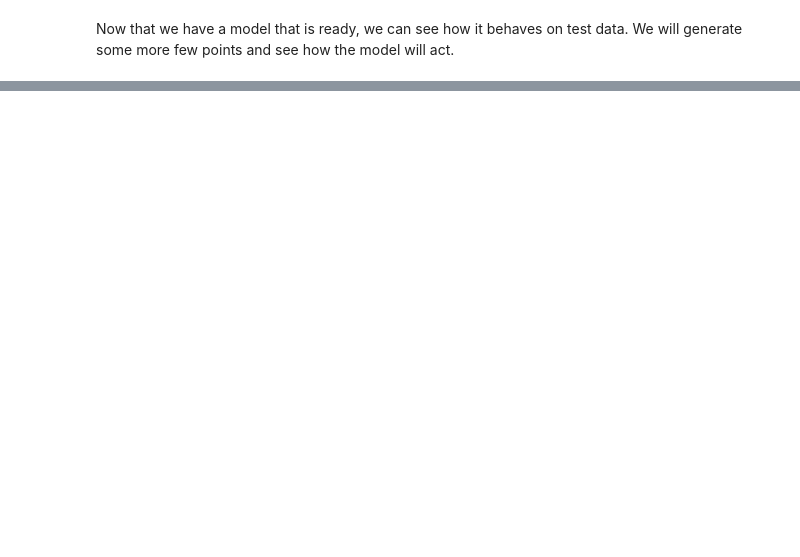
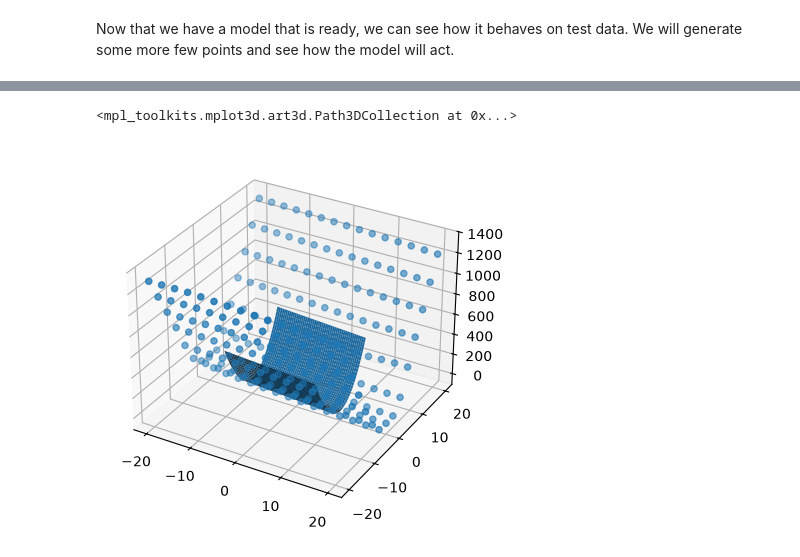
Before and after one commit to flavialeotta/self-learning, a Jupyter notebook: deep-learning-for-life-sciences/labs/Lab1DeepLearning.ipynb, the cells around one changed output, grey strips where cells are left out. Drawn from its saved outputs; the diff is of its cells as text; code cells hidden in the pictures; blank space fills up the shorter version.

```diff
--- a/deep-learning-for-life-sciences/labs/Lab1DeepLearning.ipynb
+++ b/deep-learning-for-life-sciences/labs/Lab1DeepLearning.ipynb
@@ -140,0 +156,64 @@ plt.legend()
+# %%
+#model definition
+N_input=2
+N_hidden=25
+N_output=1
+
+#we will now have more hidden layers and more neurons in each of them
+
+model = nn.Sequential(
+    nn.Linear(N_input, N_hidden),
+    nn.ReLU(),                       # we need non-linear activation functions
+    nn.Linear(N_hidden, N_hidden),
+    nn.ReLU(),
+    nn.Linear(N_hidden, N_hidden),
+    nn.ReLU(),
+    nn.Linear(N_hidden, N_output),
+    nn.ReLU()
+)
+
+criterion =  torch.nn.MSELoss()  # Mean Square Error
+
+# Construct the optimizer (Now we use Adam, a bit smarter optimizer)
+
+optimizer = torch.optim.Adam(model.parameters(), lr=0.001) # lr is the learning rate
+
+N_epochs=50000
+loss_vals=[]
+
+# Gradient Descent
+for epoch in range(N_epochs):
+    # Forward pass: Compute predicted y by passing x to the model
+    y_pred = model(inputs)
+
+    # Compute and print loss
+    loss = criterion(y_pred, targets)
+    if epoch % 10000 == 0:                              #we will print fewer loss values
+        print('epoch: ', epoch, ' loss: ', loss.item())
+        loss_vals.append(loss.item())
+
+    # Zero gradients, perform a backward pass, and update the weights.
+    optimizer.zero_grad()
+
+    # perform a backward pass (backpropagation)
+    loss.backward()
+
+    # Update the parameters
+    optimizer.step()
+
+# Amd now we test it!
+test_Xs1 = np.linspace(-20,20,15)
+test_Xs2 = np.linspace(-20,20,15)
+
+test_Xs1,test_Xs2 = np.meshgrid(test_Xs1,test_Xs2)
+
+with torch.no_grad():
+    test_data = torch.tensor(np.concatenate((test_Xs1.reshape((225,1)),test_Xs2.reshape((225,1))),axis=1), dtype=torch.float32)
+    test_output = model(test_data)
+
+test_mesh_output=test_output.reshape((15,15))
+
+fig, ax = plt.subplots(subplot_kw={"projection": "3d"})
+ax.plot_surface(Xs1, Xs2, Ys,label="training data")
+ax.scatter(test_Xs1,test_Xs2,test_mesh_output,label="testing data")
+# %% [output]
@@ -140,0 +225,2 @@ plt.legend()
+<mpl_toolkits.mplot3d.art3d.Path3DCollection at 0x...>
+[figure, added]
```
Also changed, not shown: parts of 12 cells of this notebook, 1 other file.
